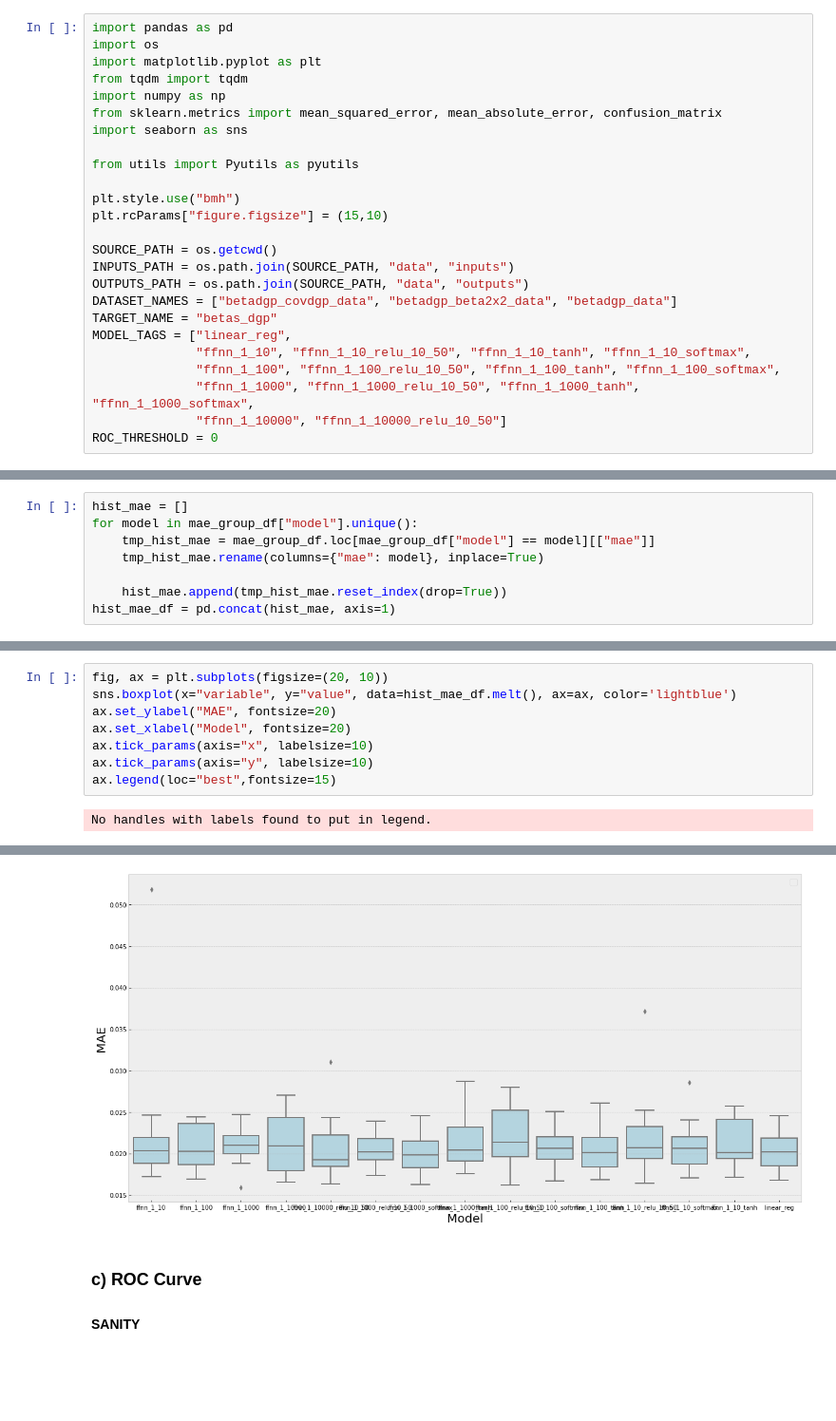
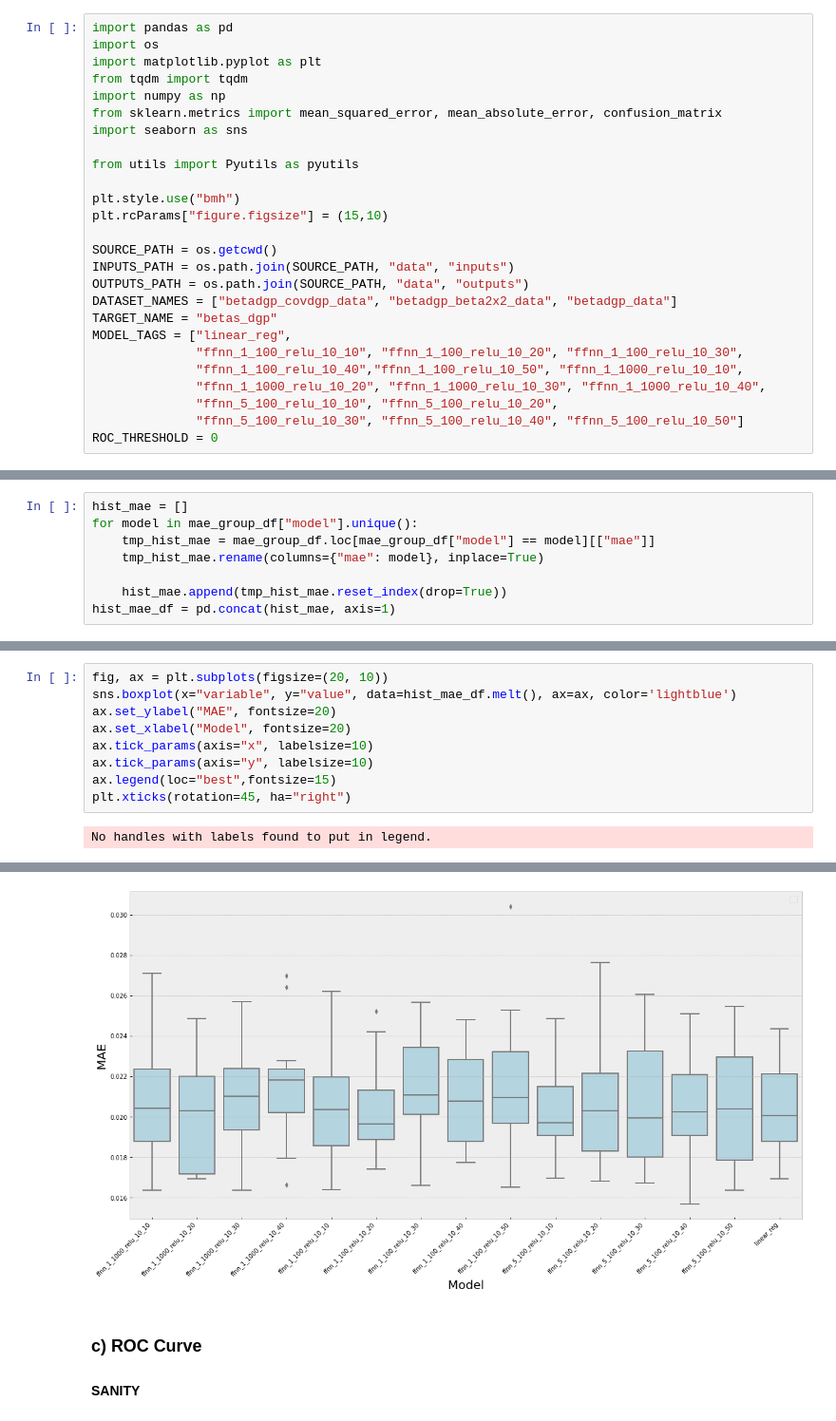
Before and after one commit to dcuoliveira/NN-VAR-Cov-Pred, a Jupyter notebook: src/results_report.ipynb, the cells around one changed output, grey strips where cells are left out. Shown at 95% size. Drawn from its saved outputs; the diff is of its cells as text; blank space fills up the shorter version.

```diff
--- a/src/results_report.ipynb
+++ b/src/results_report.ipynb
@@ -18,8 +18,9 @@ OUTPUTS_PATH = os.path.join(SOURCE_PATH, "data", "outputs")
 DATASET_NAMES = ["betadgp_covdgp_data", "betadgp_beta2x2_data", "betadgp_data"]
 TARGET_NAME = "betas_dgp"
 MODEL_TAGS = ["linear_reg",
-              "ffnn_1_10", "ffnn_1_10_relu_10_50", "ffnn_1_10_tanh", "ffnn_1_10_softmax",
-              "ffnn_1_100", "ffnn_1_100_relu_10_50", "ffnn_1_100_tanh", "ffnn_1_100_softmax",
-              "ffnn_1_1000", "ffnn_1_1000_relu_10_50", "ffnn_1_1000_tanh", "ffnn_1_1000_softmax",
-              "ffnn_1_10000", "ffnn_1_10000_relu_10_50"]
+              "ffnn_1_100_relu_10_10", "ffnn_1_100_relu_10_20", "ffnn_1_100_relu_10_30",
+              "ffnn_1_100_relu_10_40","ffnn_1_100_relu_10_50", "ffnn_1_1000_relu_10_10",
+              "ffnn_1_1000_relu_10_20", "ffnn_1_1000_relu_10_30", "ffnn_1_1000_relu_10_40",
+              "ffnn_5_100_relu_10_10", "ffnn_5_100_relu_10_20",
+              "ffnn_5_100_relu_10_30", "ffnn_5_100_relu_10_40", "ffnn_5_100_relu_10_50"]
 ROC_THRESHOLD = 0
@@ -206,5 +219,6 @@ ax.set_xlabel("Model", fontsize=20)
 ax.tick_params(axis="x", labelsize=10)
 ax.tick_params(axis="y", labelsize=10)
 ax.legend(loc="best",fontsize=15)
+plt.xticks(rotation=45, ha="right")
 # %% [output]
 No handles with labels found to put in legend.
@@ -212,4 +241,4 @@ No handles with labels found to put in legend.
-[figure, old version]
+[figure, new version]
 # %% [markdown]
 ### c) ROC Curve
 
```
Also changed, not shown: parts of 9 cells of this notebook.
